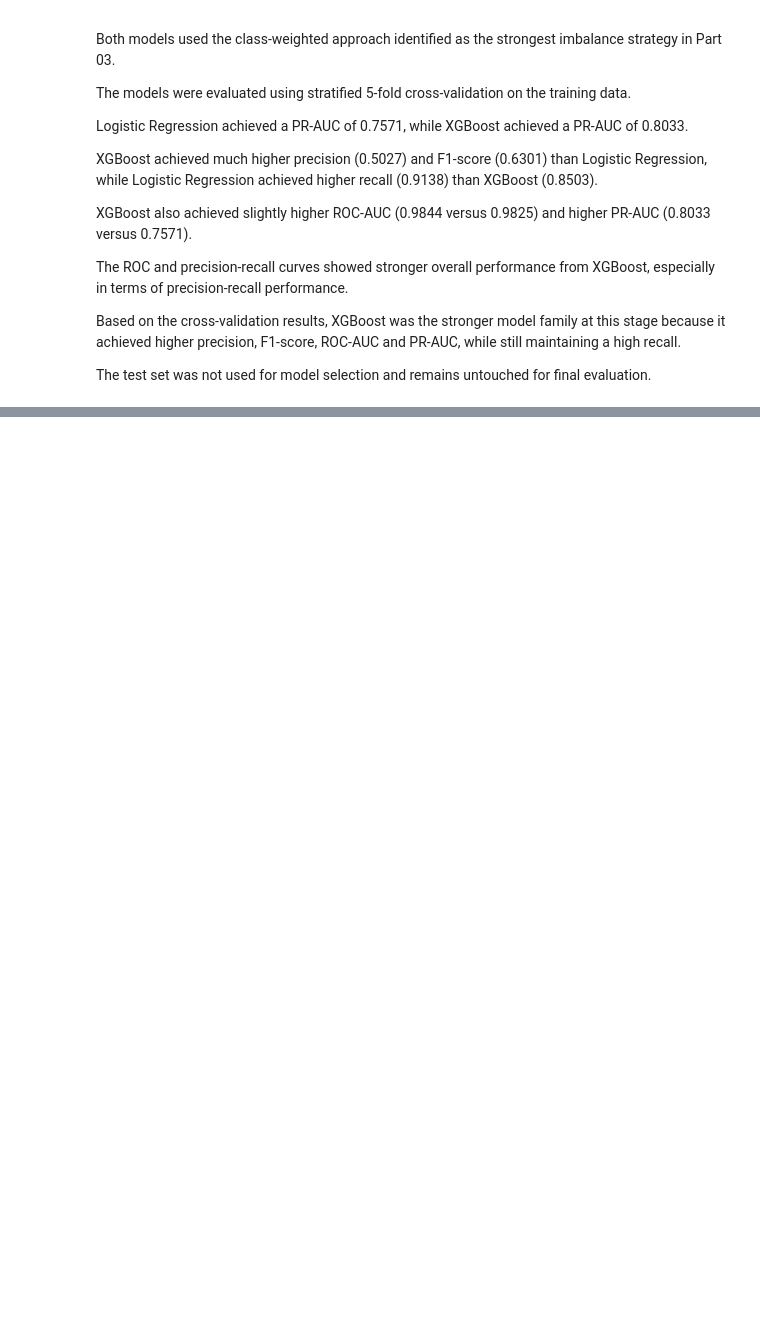
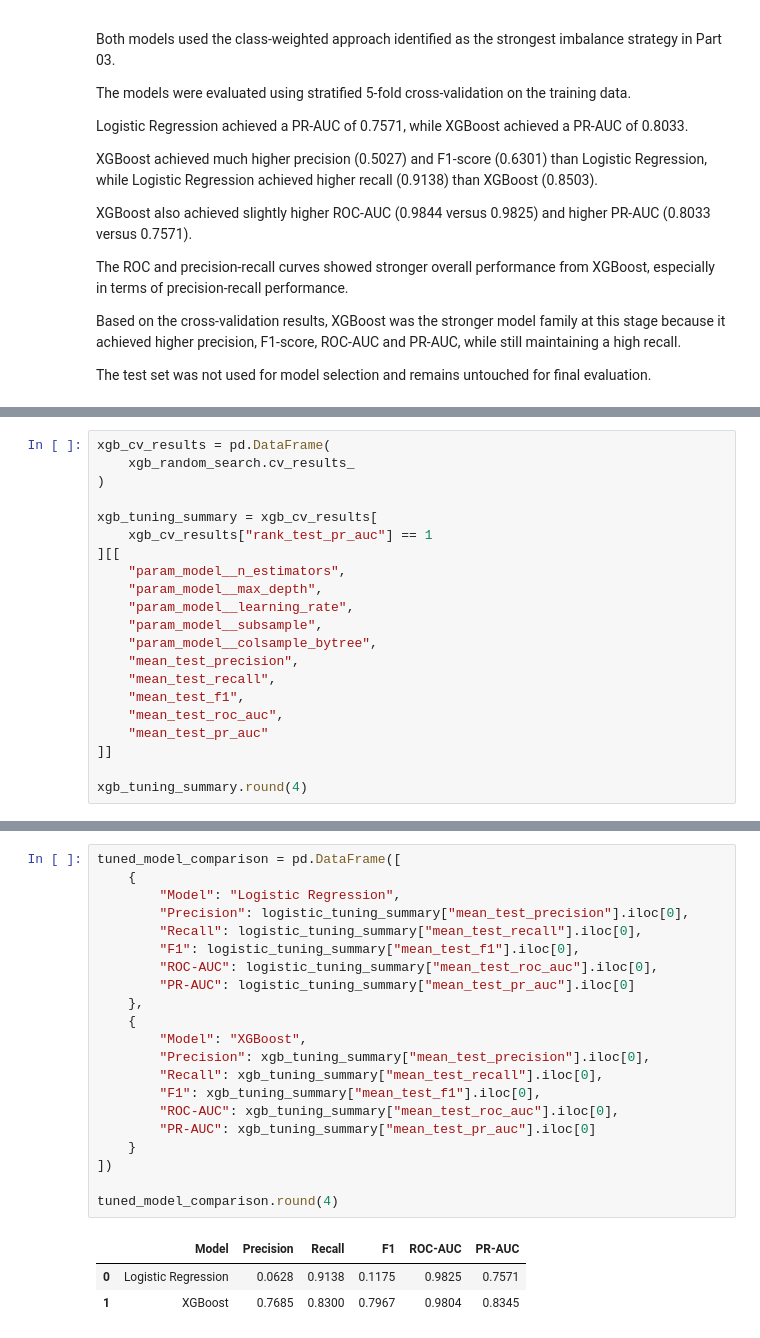
Before and after one commit to francisparwez/credit-card-fraud-detection, a Jupyter notebook: notebooks/01_credit_card_fraud_detection.ipynb, the cells around one changed output, grey strips where cells are left out. Drawn from its saved outputs; the diff is of its cells as text; blank space fills up the shorter version.

```diff
--- a/notebooks/01_credit_card_fraud_detection.ipynb
+++ b/notebooks/01_credit_card_fraud_detection.ipynb
@@ -1126,0 +1269,21 @@ The test set was not used for model selection and remains untouched for final ev
+# %%
+xgb_cv_results = pd.DataFrame(
+    xgb_random_search.cv_results_
+)
+
+xgb_tuning_summary = xgb_cv_results[
+    xgb_cv_results["rank_test_pr_auc"] == 1
+][[
+    "param_model__n_estimators",
+    "param_model__max_depth",
+    "param_model__learning_rate",
+    "param_model__subsample",
+    "param_model__colsample_bytree",
+    "mean_test_precision",
+    "mean_test_recall",
+    "mean_test_f1",
+    "mean_test_roc_auc",
+    "mean_test_pr_auc"
+]]
+
+xgb_tuning_summary.round(4)
@@ -1126,0 +1293,25 @@ The test set was not used for model selection and remains untouched for final ev
+# %%
+tuned_model_comparison = pd.DataFrame([
+    {
+        "Model": "Logistic Regression",
+        "Precision": logistic_tuning_summary["mean_test_precision"].iloc[0],
+        "Recall": logistic_tuning_summary["mean_test_recall"].iloc[0],
+        "F1": logistic_tuning_summary["mean_test_f1"].iloc[0],
+        "ROC-AUC": logistic_tuning_summary["mean_test_roc_auc"].iloc[0],
+        "PR-AUC": logistic_tuning_summary["mean_test_pr_auc"].iloc[0]
+    },
+    {
+        "Model": "XGBoost",
+        "Precision": xgb_tuning_summary["mean_test_precision"].iloc[0],
+        "Recall": xgb_tuning_summary["mean_test_recall"].iloc[0],
+        "F1": xgb_tuning_summary["mean_test_f1"].iloc[0],
+        "ROC-AUC": xgb_tuning_summary["mean_test_roc_auc"].iloc[0],
+        "PR-AUC": xgb_tuning_summary["mean_test_pr_auc"].iloc[0]
+    }
+])
+
+tuned_model_comparison.round(4)
+# %% [output]
+|  | Model | Precision | Recall | F1 | ROC-AUC | PR-AUC |
+| 0 | Logistic Regression | 0.0628 | 0.9138 | 0.1175 | 0.9825 | 0.7571 |
+| 1 | XGBoost | 0.7685 | 0.8300 | 0.7967 | 0.9804 | 0.8345 |
```
Also changed, not shown: parts of 22 cells of this notebook, 3 other files.
